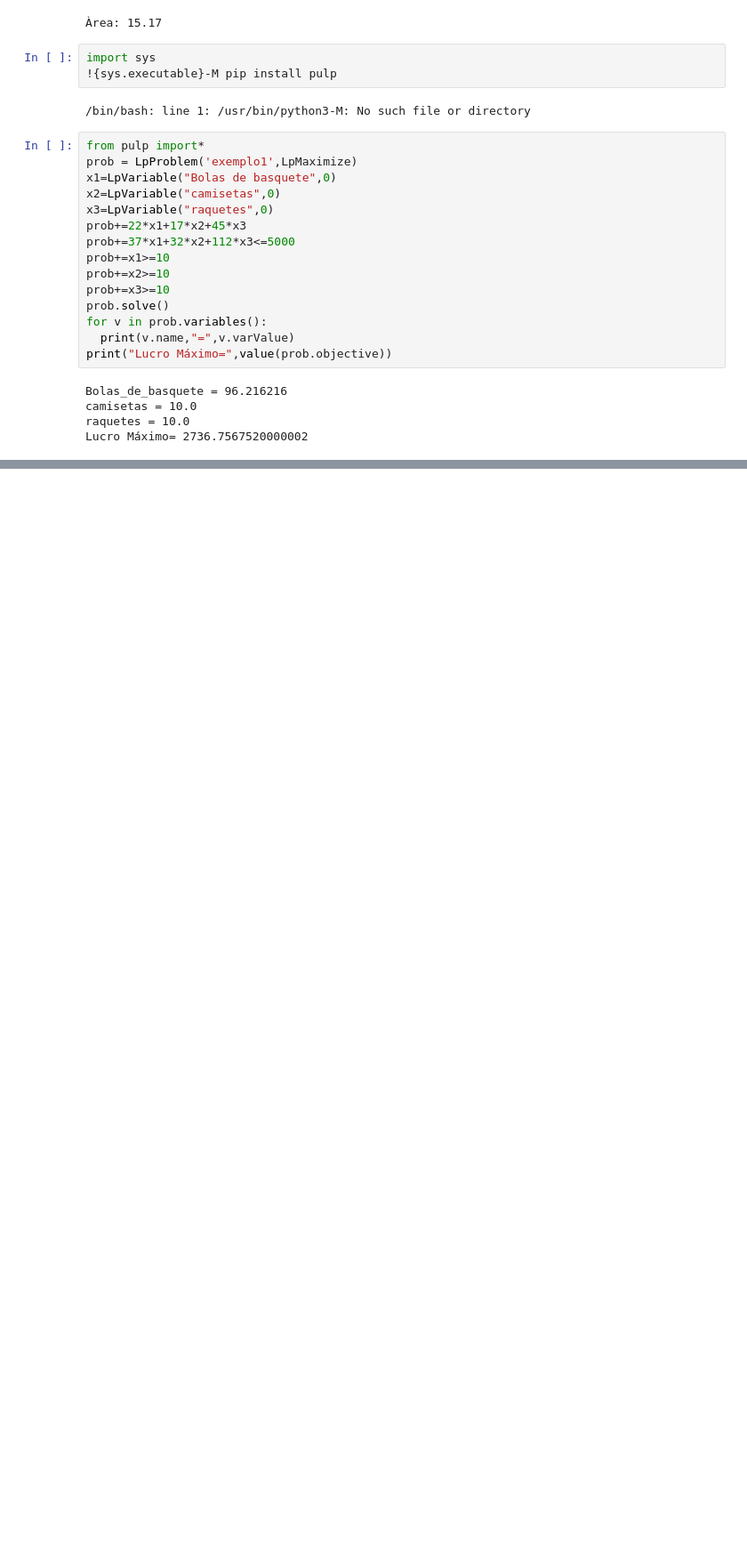
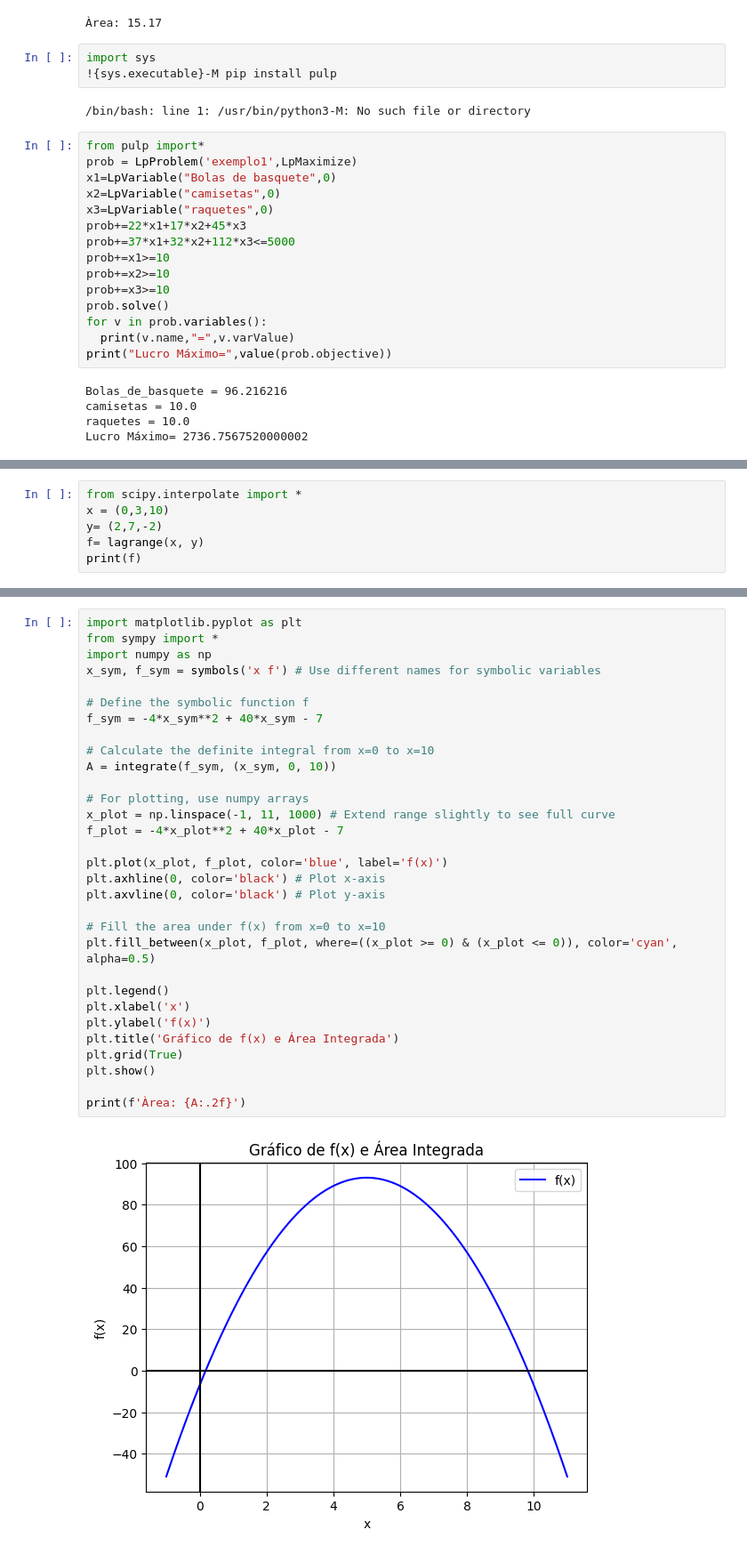
Before and after one commit to Melque84/Estudo, a Jupyter notebook: Aula_01.ipynb, the cells around one changed output, grey strips where cells are left out. Shown at 89% size. Saved outputs shown, nothing was run; the diff lists cells and outputs as text; blank space fills up the shorter version.

```diff
--- a/Aula_01.ipynb
+++ b/Aula_01.ipynb
@@ -729,0 +788,6 @@ Lucro Máximo= 2736.7567520000002
+# %%
+from scipy.interpolate import *
+x = (0,3,10)
+y= (2,7,-2)
+f= lagrange(x, y)
+print(f)
@@ -729,0 +809,33 @@ Lucro Máximo= 2736.7567520000002
+# %%
+import matplotlib.pyplot as plt
+from sympy import *
+import numpy as np
+x_sym, f_sym = symbols('x f') # Use different names for symbolic variables
+
+# Define the symbolic function f
+f_sym = -4*x_sym**2 + 40*x_sym - 7
+
+# Calculate the definite integral from x=0 to x=10
+A = integrate(f_sym, (x_sym, 0, 10))
+
+# For plotting, use numpy arrays
+x_plot = np.linspace(-1, 11, 1000) # Extend range slightly to see full curve
+f_plot = -4*x_plot**2 + 40*x_plot - 7
+
+plt.plot(x_plot, f_plot, color='blue', label='f(x)')
+plt.axhline(0, color='black') # Plot x-axis
+plt.axvline(0, color='black') # Plot y-axis
+
+# Fill the area under f(x) from x=0 to x=10
+plt.fill_between(x_plot, f_plot, where=((x_plot >= 0) & (x_plot <= 0)), color='cyan', alpha=0.5)
+
+plt.legend()
+plt.xlabel('x')
+plt.ylabel('f(x)')
+plt.title('Gráfico de f(x) e Área Integrada')
+plt.grid(True)
+plt.show()
+
+print(f'Àrea: {A:.2f}')
+# %% [output]
+[figure, added]
```
Also changed, not shown: parts of 14 cells of this notebook.
